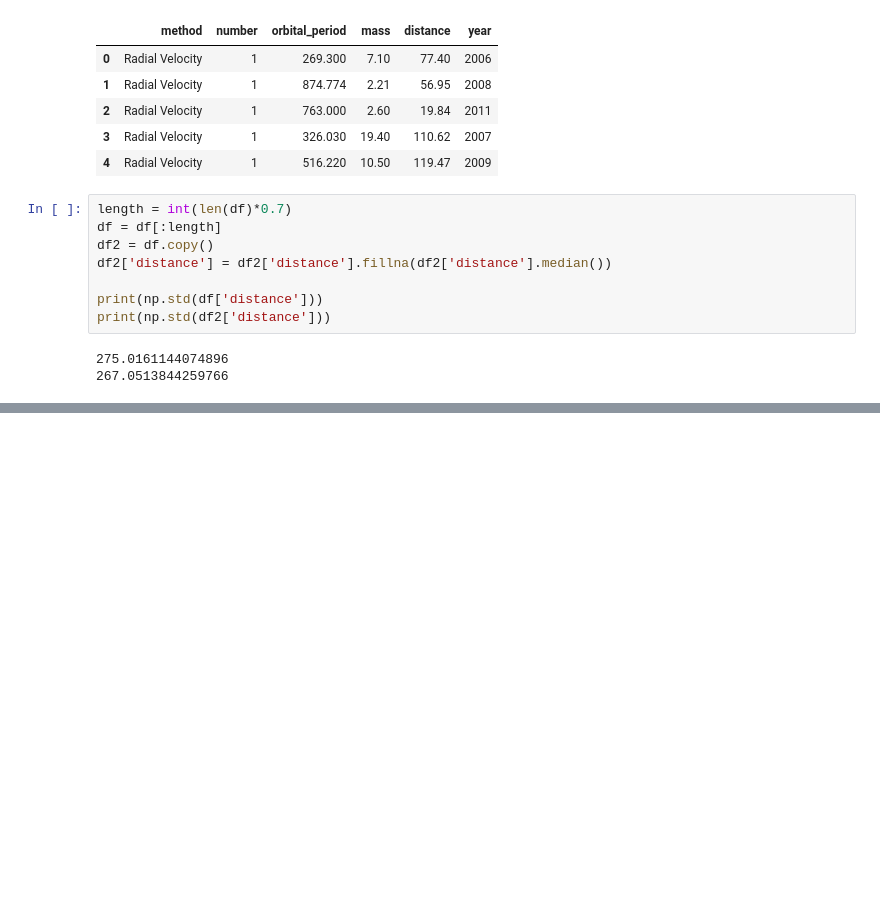
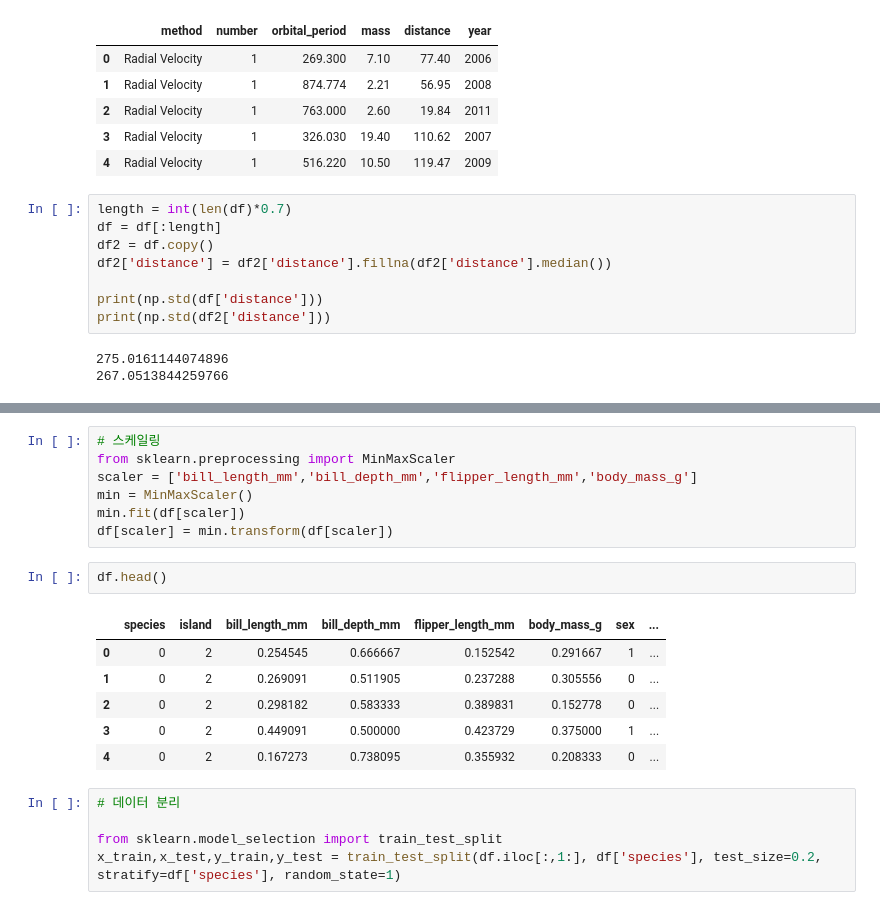
Before and after one commit to curomame/Engineer-Big-Data-Analysis-practical-examination, a Jupyter notebook: DIP.ipynb, the cells around one changed output, grey strips where cells are left out. Drawn from its saved outputs; the diff is of its cells as text; blank space fills up the shorter version.

```diff
--- a/DIP.ipynb
+++ b/DIP.ipynb
@@ -82,0 +279,21 @@ print(np.std(df2['distance']))
+# %%
+# 스케일링
+from sklearn.preprocessing import MinMaxScaler
+scaler = ['bill_length_mm','bill_depth_mm','flipper_length_mm','body_mass_g']
+min = MinMaxScaler()
+min.fit(df[scaler])
+df[scaler] = min.transform(df[scaler])
+# %%
+df.head()
+# %% [output]
+|  | species | island | bill_length_mm | bill_depth_mm | flipper_length_mm | body_mass_g | sex | ... |
+| 0 | 0 | 2 | 0.254545 | 0.666667 | 0.152542 | 0.291667 | 1 | ... |
+| 1 | 0 | 2 | 0.269091 | 0.511905 | 0.237288 | 0.305556 | 0 | ... |
+| 2 | 0 | 2 | 0.298182 | 0.583333 | 0.389831 | 0.152778 | 0 | ... |
+| 3 | 0 | 2 | 0.449091 | 0.500000 | 0.423729 | 0.375000 | 1 | ... |
+| 4 | 0 | 2 | 0.167273 | 0.738095 | 0.355932 | 0.208333 | 0 | ... |
+# %%
+# 데이터 분리
+
+from sklearn.model_selection import train_test_split
+x_train,x_test,y_train,y_test = train_test_split(df.iloc[:,1:], df['species'], test_size=0.2, stratify=df['species'], random_state=1)
```
Also changed, not shown: parts of 20 cells of this notebook.
